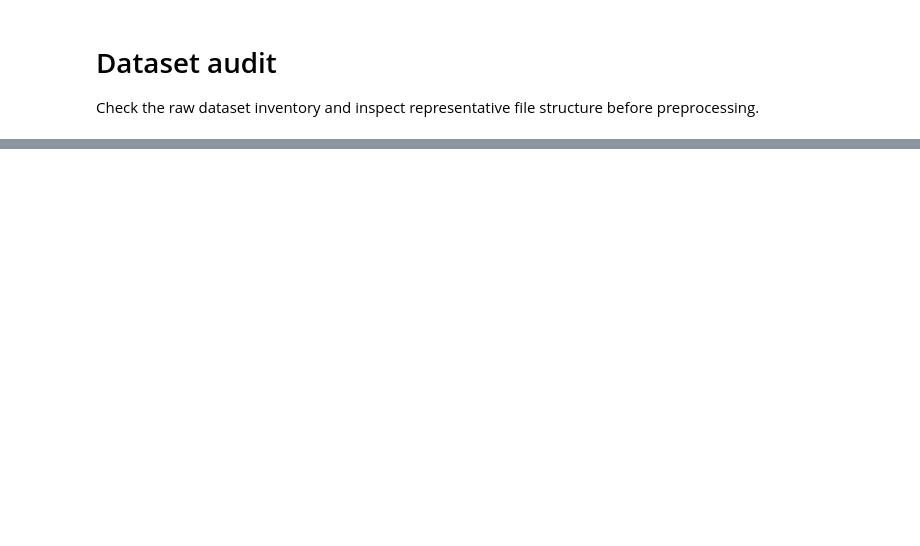
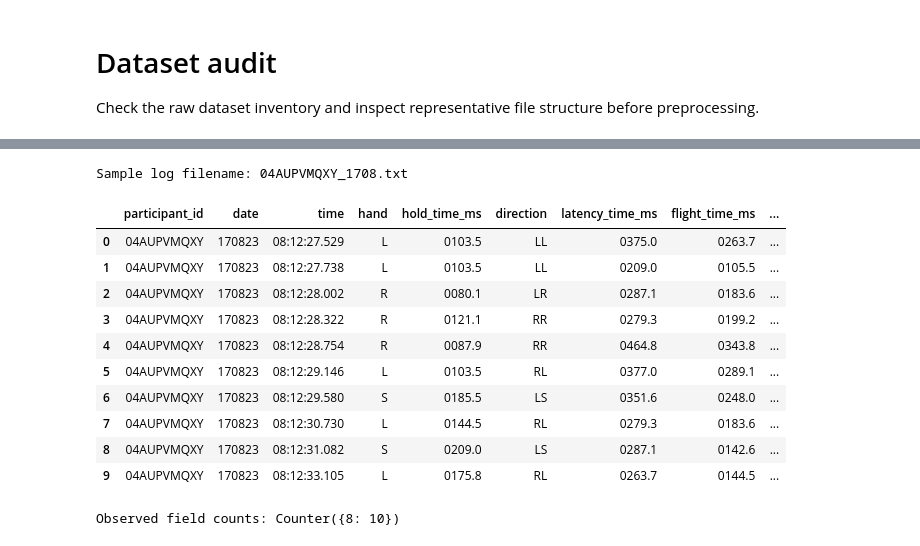
Before and after one commit to CS-HARSHA/PARKINSONS-DISEASE-PREDICTOR, a Jupyter notebook: notebooks/01_dataset_audit.ipynb, the cells around one changed output, grey strips where cells are left out. Drawn from its saved outputs; the diff is of its cells as text; code cells hidden in the pictures; blank space fills up the shorter version.

```diff
--- a/notebooks/01_dataset_audit.ipynb
+++ b/notebooks/01_dataset_audit.ipynb
@@ -46,0 +727,79 @@ else:
+# %%
+LOG_COLUMNS = [
+    "participant_id",
+    "date",
+    "time",
+    "hand",
+    "hold_time_ms",
+    "direction",
+    "latency_time_ms",
+    "flight_time_ms",
+]
+
+
+sample_path = log_files[0]
+
+print("Sample log filename:", sample_path.name)
+
+sample_records = []
+
+
+with sample_path.open(
+    "r",
+    encoding="utf-8-sig",
+    errors="replace"
+) as file:
+
+    for line in file:
+
+        if not line.strip():
+            continue
+
+        parts = re.split(r"\s+", line.strip())
+
+        record = {
+            column: (
+                parts[index]
+                if index < len(parts)
+                else pd.NA
+            )
+            for index, column in enumerate(LOG_COLUMNS)
+        }
+
+        record["field_count"] = len(parts)
+
+        sample_records.append(record)
+
+        if len(sample_records) >= 10:
+            break
+
+
+sample_df = pd.DataFrame(sample_records)
+
+display(sample_df)
+
+
+if sample_records:
+    print(
+        "Observed field counts:",
+        Counter(
+            record["field_count"]
+            for record in sample_records
+        )
+    )
+else:
+    print("The selected log file contains no nonblank records.")
+# %% [output]
+Sample log filename: 04AUPVMQXY_1708.txt
+|  | participant_id | date | time | hand | hold_time_ms | direction | latency_time_ms | flight_time_ms | ... |
+| 0 | 04AUPVMQXY | 170823 | 08:12:27.529 | L | 0103.5 | LL | 0375.0 | 0263.7 | ... |
+| 1 | 04AUPVMQXY | 170823 | 08:12:27.738 | L | 0103.5 | LL | 0209.0 | 0105.5 | ... |
+| 2 | 04AUPVMQXY | 170823 | 08:12:28.002 | R | 0080.1 | LR | 0287.1 | 0183.6 | ... |
+| 3 | 04AUPVMQXY | 170823 | 08:12:28.322 | R | 0121.1 | RR | 0279.3 | 0199.2 | ... |
+| 4 | 04AUPVMQXY | 170823 | 08:12:28.754 | R | 0087.9 | RR | 0464.8 | 0343.8 | ... |
+| 5 | 04AUPVMQXY | 170823 | 08:12:29.146 | L | 0103.5 | RL | 0377.0 | 0289.1 | ... |
+| 6 | 04AUPVMQXY | 170823 | 08:12:29.580 | S | 0185.5 | LS | 0351.6 | 0248.0 | ... |
+| 7 | 04AUPVMQXY | 170823 | 08:12:30.730 | L | 0144.5 | RL | 0279.3 | 0183.6 | ... |
+| 8 | 04AUPVMQXY | 170823 | 08:12:31.082 | S | 0209.0 | LS | 0287.1 | 0142.6 | ... |
+| 9 | 04AUPVMQXY | 170823 | 08:12:33.105 | L | 0175.8 | RL | 0263.7 | 0144.5 | ... |
+Observed field counts: Counter({8: 10})
```
Also changed, not shown: parts of 41 cells of this notebook, 17 other files.
